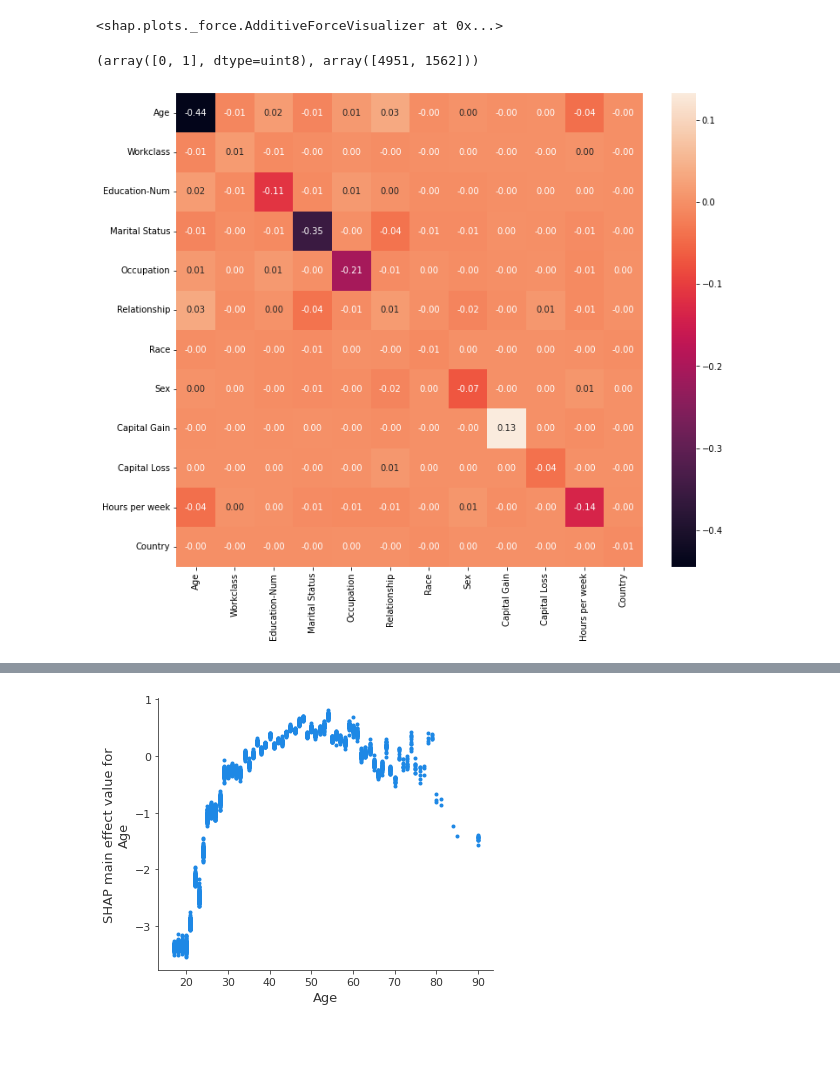
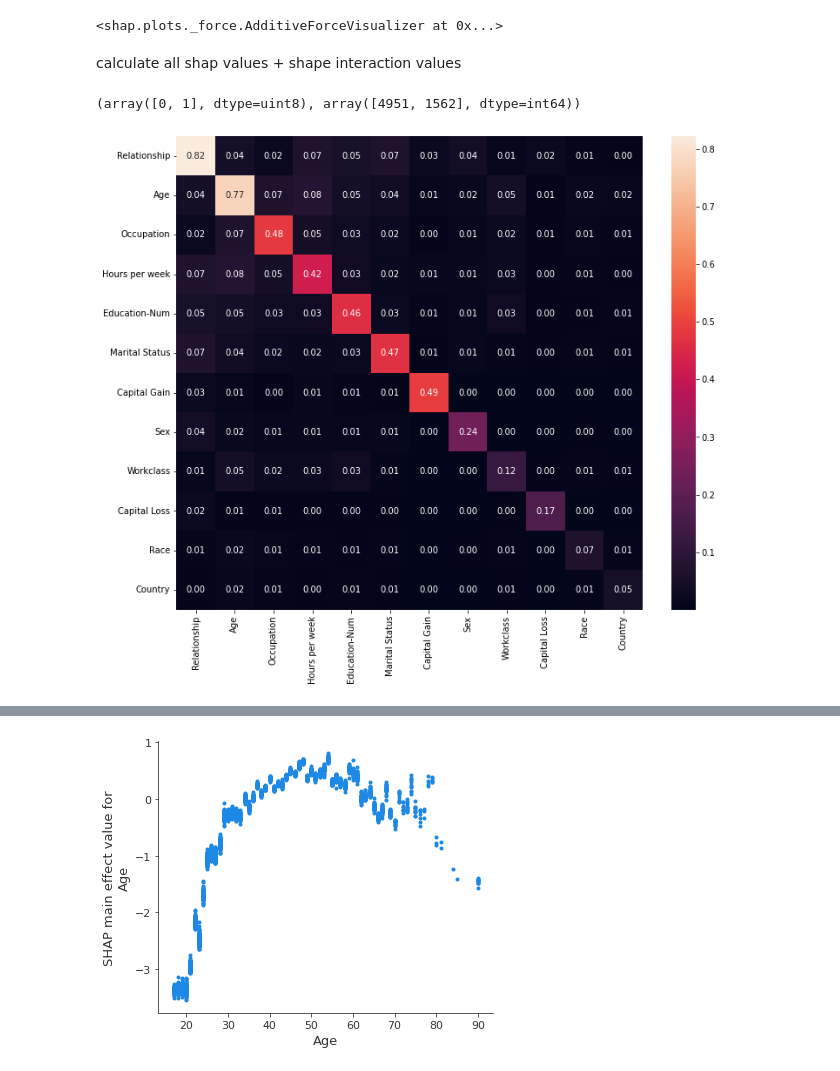
Before and after one commit to simonjisu/XAI2022Spring, a Jupyter notebook: notebooks/TestNotebook.ipynb, the cells around one changed output, grey strips where cells are left out. Cells and saved outputs as stored; diff of their text form; code cells hidden in the pictures; blank space fills up the shorter version.

```diff
--- a/notebooks/TestNotebook.ipynb
+++ b/notebooks/TestNotebook.ipynb
@@ -104,7 +315,7 @@ params = {
     'subsample': 0.5,
     'seed': seed
 }
-model = xgboost.train(params, xgb_train, 10000, evals=[(xgb_test, "test")], verbose_eval=1000)
+model = xgboost.train(params, xgb_train, 5000, evals=[(xgb_test, "test")], verbose_eval=1000)
 # %% [output]
 [0]     test-logloss:0.68230
 [1000]  test-logloss:0.28195
@@ -151,14 +357,29 @@ i = sample_idx[6]
 shap.force_plot(explainer.expected_value, shap_values[i], X_display.iloc[i, :])
 # %% [output]
 <shap.plots._force.AdditiveForceVisualizer at 0x...>
+# %% [markdown]
+calculate all shap values + shape interaction values
 # %%
+shap_values = shap.TreeExplainer(model).shap_values(X_test)
 shap_interaction_values = shap.TreeExplainer(model).shap_interaction_values(X_test)
 print(np.unique(y_test, return_counts=True))
 # %% [output]
-(array([0, 1], dtype=uint8), array([4951, 1562]))
+(array([0, 1], dtype=uint8), array([4951, 1562], dtype=int64))
 # %%
 fig, ax = plt.subplots(1, 1, figsize=(12, 10))
-sns.heatmap(data=pd.DataFrame(shap_interaction_values.mean(0), index=X_test.columns, columns=X_test.columns), annot=True, fmt='.2f', ax=ax)
+
+siv = shap_interaction_values.copy()
+for i in range(len(siv)):
+    siv[i][np.diag_indices(12, ndim=2)] = 0.0
+
+r, c = np.diag_indices(12)
+siv[:, r, c] = shap_values
+
+# due to calcuate absolute value, it can only measure the magnitude not the directions
+tmp = np.abs(siv).sum(0)
+inds = np.argsort(-tmp.sum(0))[:50]
+tmp2 = tmp[inds,:][:,inds]
+sns.heatmap(data=pd.DataFrame(tmp2/len(siv), index=X_test.columns[inds], columns=X_test.columns[inds]), annot=True, fmt='.2f', ax=ax)
 plt.show()
 # %% [output]
-[figure, old version]
+[figure, new version]
```
Also changed, not shown: parts of 32 cells of this notebook, 2 other files.
